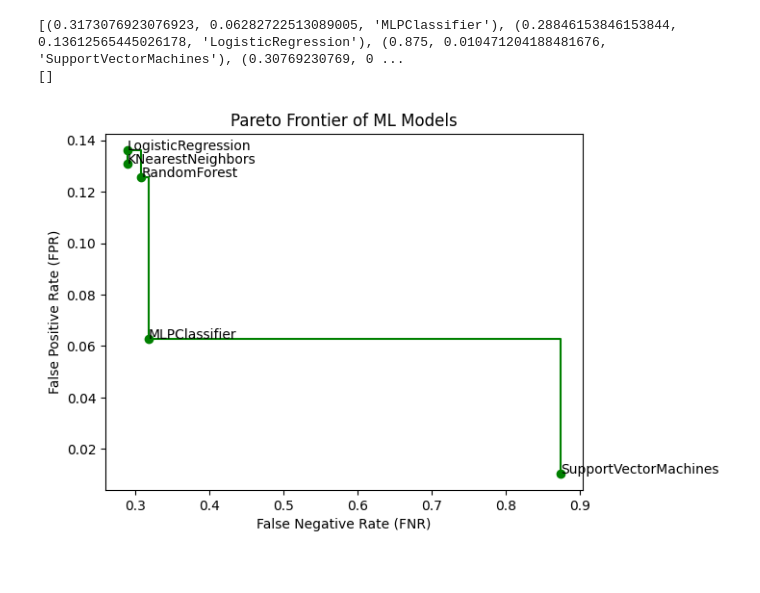
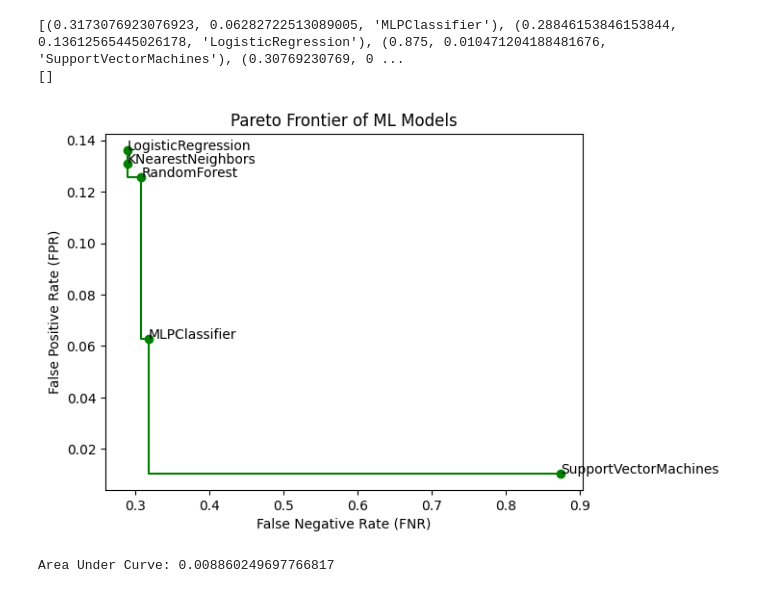
Before and after one commit to vmallela0/titanic-mogp, a Jupyter notebook: ml_pareto_frontier.ipynb, the cells around one changed output. Cells and saved outputs as stored; diff of their text form; code cells hidden in the pictures.

Commit message:
Fixed pareto frontier being weird

```diff
--- a/ml_pareto_frontier.ipynb
+++ b/ml_pareto_frontier.ipynb
@@ -59,21 +59,28 @@ print(non_frontier)
 [(0.3173076923076923, 0.06282722513089005, 'MLPClassifier'), (0.28846153846153844, 0.13612565445026178, 'LogisticRegression'), (0.875, 0.010471204188481676, 'SupportVectorMachines'), (0.30769230769, 0 ...
 []
 # %%
-pareto_frontier.sort()
+pareto_frontier.sort(key=lambda x: x[0])
 pareto_frontier_x = [model[0] for model in pareto_frontier]
 pareto_frontier_y = [model[1] for model in pareto_frontier]
 non_frontier_x = [model[0] for model in non_frontier]
 non_frontier_y = [model[1] for model in non_frontier]
 
 plt.scatter(non_frontier_x,non_frontier_y,color="r")
 plt.scatter(pareto_frontier_x,pareto_frontier_y,color="g")
 plt.plot(pareto_frontier_x,pareto_frontier_y, color="g",drawstyle='steps-post') #Doesn't draw Steps post when I set drawstyle to 'steps-post'?
 plt.xlabel("False Negative Rate (FNR)")
 plt.ylabel("False Positive Rate (FPR)")
 plt.title("Pareto Frontier of ML Models")
 #Adds Labels to each model
 for model in ml_models:
     plt.text(model[0],model[1],model[2])
 plt.show()
+
+f1 = np.array(pareto_frontier_x)
+f2 = np.array(pareto_frontier_y)
+
+"""Calculate area under curve with least squares method"""
+print("Area Under Curve: %s" % (np.sum(np.abs(np.diff(f1))*f2[:-1])))
 # %% [output]
-[figure, old version]
+[figure, new version]
+Area Under Curve: 0.008860249697766817
```
Also changed, not shown: 3 other files.
